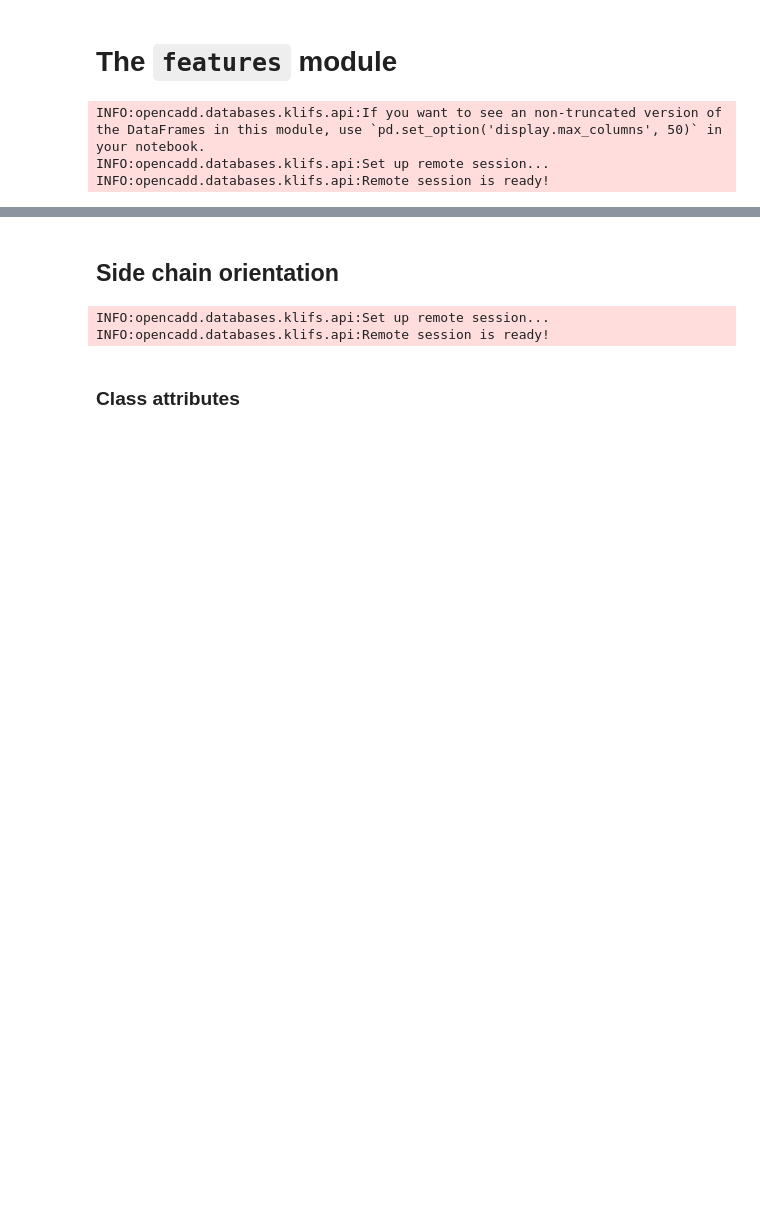
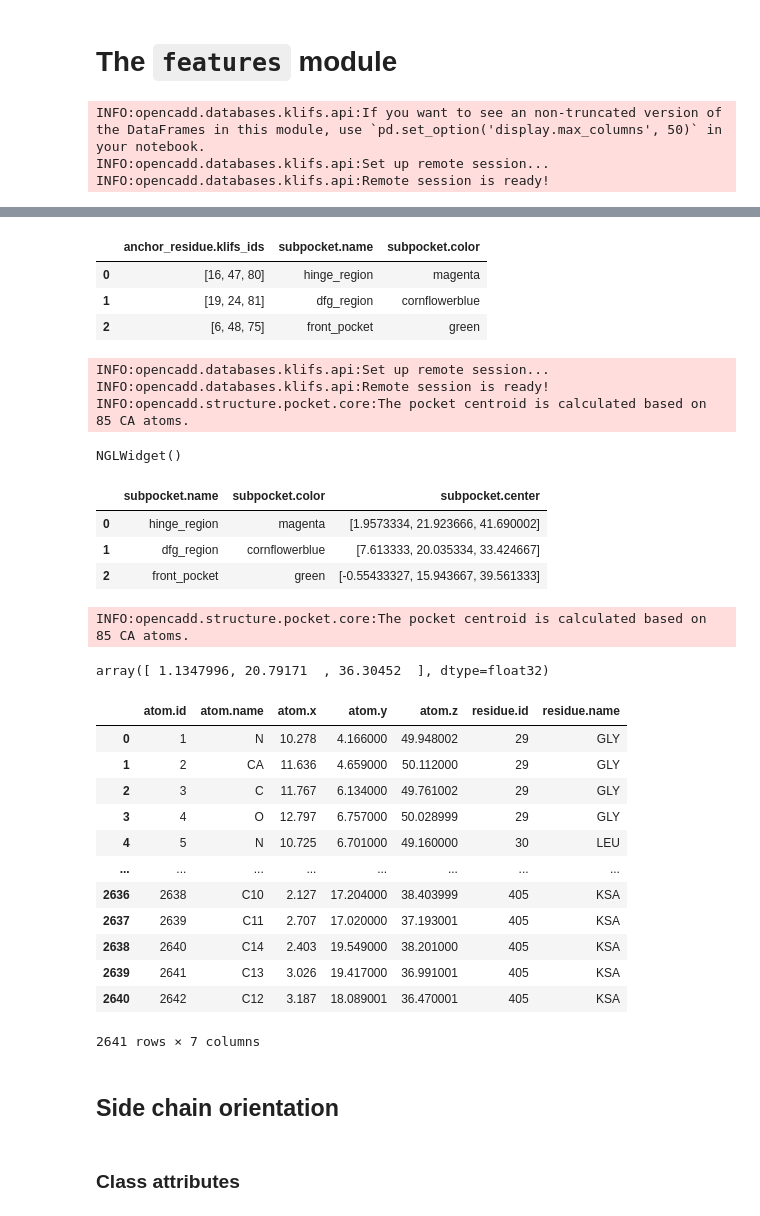
Before and after one commit to volkamerlab/kissim, a Jupyter notebook: docs/tutorials/features.ipynb, the cells around one changed output, grey strips where cells are left out. Cells and saved outputs as stored; diff of their text form; code cells hidden in the pictures; blank space fills up the shorter version.

```diff
--- a/docs/tutorials/features.ipynb
+++ b/docs/tutorials/features.ipynb
@@ -27,3 +30,54 @@ pocket_df = PocketDataframe.from_remote(remote, 12347)
+# %%
+import pandas as pd
+subpockets = pd.DataFrame(
+    {
+        "anchor_residue.klifs_ids": ANCHOR_RESIDUES.values(),
+        "subpocket.name": ANCHOR_RESIDUES.keys(),
+        "subpocket.color": ["magenta", "cornflowerblue", "green"]
+    }
+)
+subpockets
+# %% [output]
+|  | anchor_residue.klifs_ids | subpocket.name | subpocket.color |
+| 0 | [16, 47, 80] | hinge_region | magenta |
+| 1 | [19, 24, 81] | dfg_region | cornflowerblue |
+| 2 | [6, 48, 75] | front_pocket | green |
+# %%
+pocket = KlifsPocket.from_structure_klifs_id(3834, subpockets)
+pocket.visualize()
+# %% [output]
+INFO:opencadd.databases.klifs.api:Set up remote session...
+INFO:opencadd.databases.klifs.api:Remote session is ready!
+INFO:opencadd.structure.pocket.core:The pocket centroid is calculated based on 85 CA atoms.
+NGLWidget()
+# %%
+pocket.subpockets
+# %% [output]
+|  | subpocket.name | subpocket.color | subpocket.center |
+| 0 | hinge_region | magenta | [1.9573334, 21.923666, 41.690002] |
+| 1 | dfg_region | cornflowerblue | [7.613333, 20.035334, 33.424667] |
+| 2 | front_pocket | green | [-0.55433327, 15.943667, 39.561333] |
+# %%
+pocket.centroid
+# %% [output]
+INFO:opencadd.structure.pocket.core:The pocket centroid is calculated based on 85 CA atoms.
+array([ 1.1347996, 20.79171  , 36.30452  ], dtype=float32)
+# %%
+pocket._data
+# %% [output]
+|  | atom.id | atom.name | atom.x | atom.y | atom.z | residue.id | residue.name |
+| 0 | 1 | N | 10.278 | 4.166000 | 49.948002 | 29 | GLY |
+| 1 | 2 | CA | 11.636 | 4.659000 | 50.112000 | 29 | GLY |
+| 2 | 3 | C | 11.767 | 6.134000 | 49.761002 | 29 | GLY |
+| 3 | 4 | O | 12.797 | 6.757000 | 50.028999 | 29 | GLY |
+| 4 | 5 | N | 10.725 | 6.701000 | 49.160000 | 30 | LEU |
+| ... | ... | ... | ... | ... | ... | ... | ... |
+| 2636 | 2638 | C10 | 2.127 | 17.204000 | 38.403999 | 405 | KSA |
+| 2637 | 2639 | C11 | 2.707 | 17.020000 | 37.193001 | 405 | KSA |
+| 2638 | 2640 | C14 | 2.403 | 19.549000 | 38.201000 | 405 | KSA |
+| 2639 | 2641 | C13 | 3.026 | 19.417000 | 36.991001 | 405 | KSA |
+| 2640 | 2642 | C12 | 3.187 | 18.089001 | 36.470001 | 405 | KSA |
+2641 rows × 7 columns
 # %% [markdown]
 ## Side chain orientation
 # %%
@@ -31,10 +85,7 @@ from kissim.encoding.features.sco import SideChainOrientationFeature
 # %%
 sco = SideChainOrientationFeature.from_pocket(pocket_bp)
 # %%
-sco = SideChainOrientationFeature.from_structure_id(12347)
+sco = SideChainOrientationFeature.from_structure_klifs_id(12347, REMOTE)
-# %% [output]
-INFO:opencadd.databases.klifs.api:Set up remote session...
-INFO:opencadd.databases.klifs.api:Remote session is ready!
 # %% [markdown]
 ### Class attributes
 # %%
```
Also changed, not shown: parts of 25 cells of this notebook.
